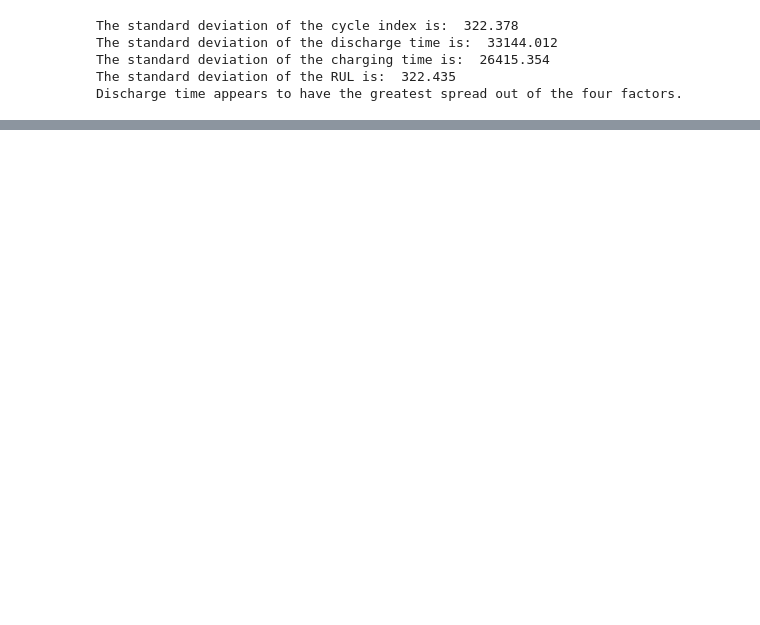
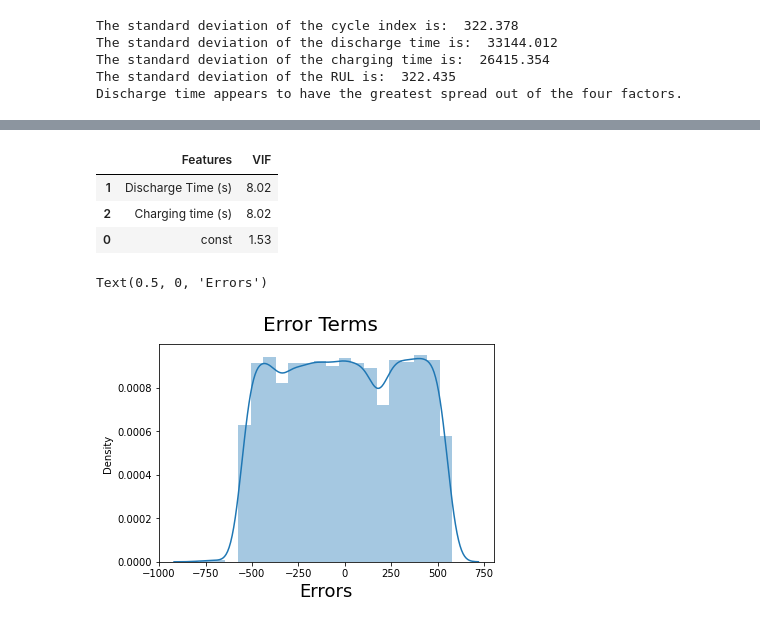
Before and after one commit to MellaBellaa/HtH_Summer_Build, a Jupyter notebook: Finding-an-Interesting-Dataset-MellaMyrick/Battery_data.ipynb, the cells around one changed output, grey strips where cells are left out. Saved outputs shown, nothing was run; the diff lists cells and outputs as text; code cells hidden in the pictures; blank space fills up the shorter version.

Commit message:
{Linear Regression}

```diff
--- a/Finding-an-Interesting-Dataset-MellaMyrick/Battery_data.ipynb
+++ b/Finding-an-Interesting-Dataset-MellaMyrick/Battery_data.ipynb
@@ -166,0 +166,13 @@ The two plots appear to have a linear relationship that is not strongly correlat
+# %%
+# Dividing the  data set into X and Y
+y_train = updated_data.pop('RUL')
+X_train = updated_data
+# %%
+# Running RFE with the output number of the variable equal to 10
+lm = LinearRegression()
+lm.fit(X_train, y_train)
+
+rfe = RFE(lm,n_features_to_select=10)             # running RFE
+rfe = rfe.fit(X_train, y_train)
+
+list(zip(X_train.columns,rfe.support_,rfe.ranking_))
@@ -166,0 +181,7 @@ The two plots appear to have a linear relationship that is not strongly correlat
+# %%
+import statsmodels.api as sm
+X_train_lm = sm.add_constant(X_train_lm)
+
+lm = sm.OLS(y_train,X_train_lm).fit()   # Running the linear model
+
+print(lm.summary())
@@ -166,0 +206,31 @@ The two plots appear to have a linear relationship that is not strongly correlat
+# %%
+# Calculate the VIFs for the new model
+from statsmodels.stats.outliers_influence import variance_inflation_factor
+
+vif = pd.DataFrame()
+X = X_train_lm
+vif['Features'] = X.columns
+vif['VIF'] = [variance_inflation_factor(X.values, i) for i in range(X.shape[1])]
+vif['VIF'] = round(vif['VIF'], 2)
+vif = vif.sort_values(by = "VIF", ascending = False)
+vif
+# %% [output]
+|  | Features | VIF |
+| 1 | Discharge Time (s) | 8.02 |
+| 2 | Charging time (s) | 8.02 |
+| 0 | const | 1.53 |
+# %%
+y_train_price = lm.predict(X_train_lm)
+# Importing the required libraries for plots.
+import matplotlib.pyplot as plt
+import seaborn as sns
+%matplotlib inline
+
+# Plot the histogram of the error terms
+fig = plt.figure()
+sns.distplot((y_train - y_train_price), bins = 20)
+fig.suptitle('Error Terms', fontsize = 20)                  # Plot heading
+plt.xlabel('Errors', fontsize = 18)                         # X-label
+# %% [output]
+Text(0.5, 0, 'Errors')
+[figure, added]
```
Also changed, not shown: parts of 15 cells of this notebook.
